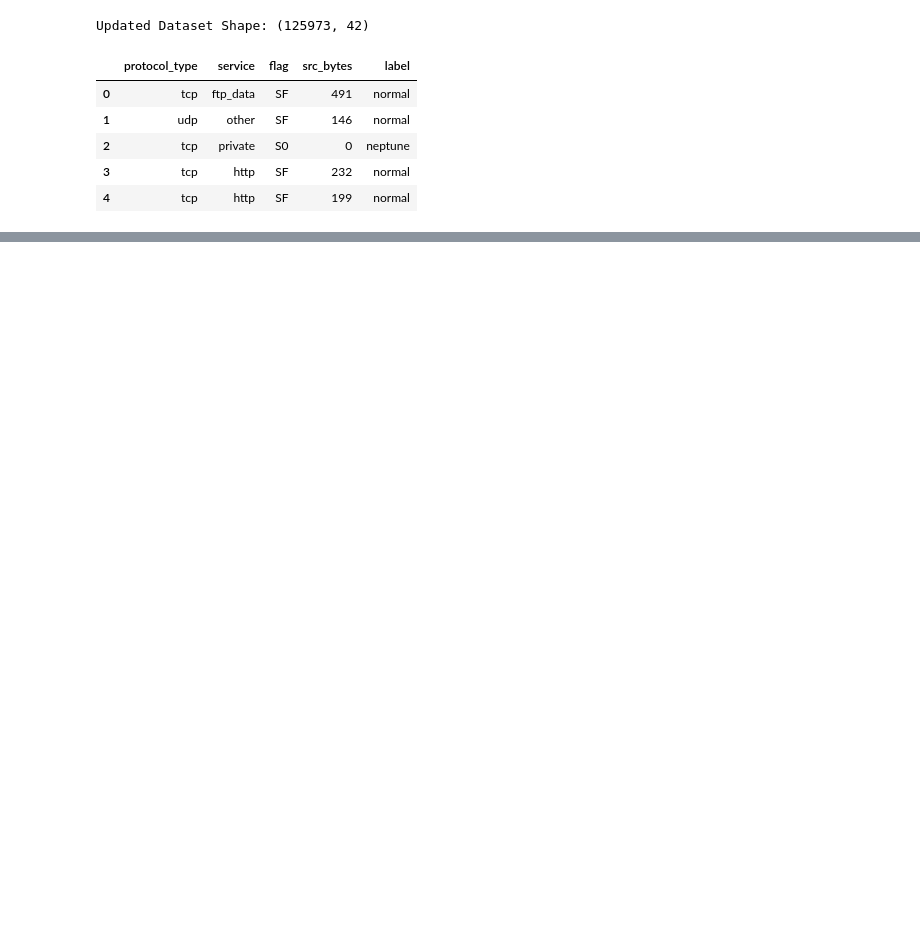
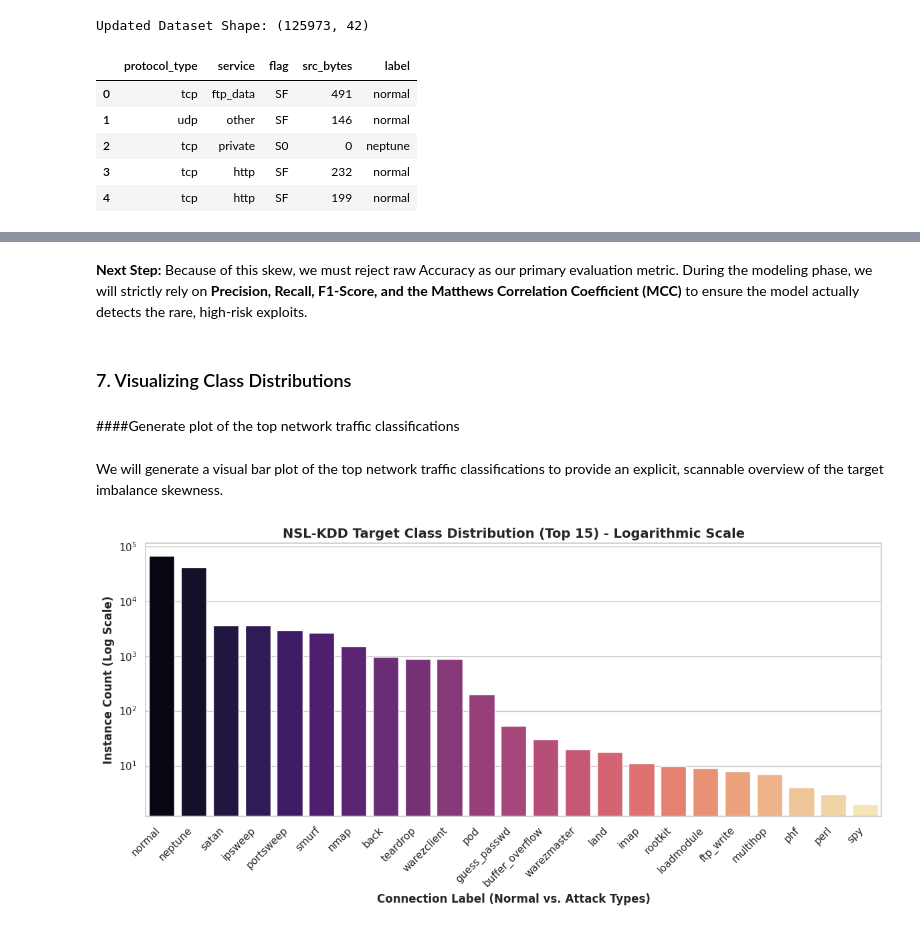
Before and after one commit to AnneClaude/IDS_Project, a Jupyter notebook: IDS_Analysis.ipynb, the cells around one changed output, grey strips where cells are left out. Drawn from its saved outputs; the diff is of its cells as text; code cells hidden in the pictures; blank space fills up the shorter version.

```diff
--- a/IDS_Analysis.ipynb
+++ b/IDS_Analysis.ipynb
@@ -69,8 +98,11 @@ drwxr-xr-x 2 root root     4096 Jun 15 08:55 csv
 # %%
 import pandas as pd
 
+# Define the absolute path to the data inside the cloned repository
+train_path = '/content/IDS_test/data/NSL_KDD/KDDTrain+.txt'
+
 # Load the training file. It's comma-separated (.txt) and has no header row.
-df = pd.read_csv('KDDTrain+.txt', header=None)
+df = pd.read_csv(train_path, header=None)
 
 # Check the data size (Requirement 1.3)
 print(f"Dataset Shape: {df.shape}\n")
@@ -255,0 +213,14 @@ dtype: float64
+# %%
+constant_cols = [c for c in df.columns
+                 if c != 'label' and df[c].nunique() == 1]
+
+print("Single-Value (Zero-Variance) Feature Audit")
+if constant_cols:
+    for c in constant_cols:
+        print(f"  DROP '{c}'  (constant value = {df[c].unique()[0]})")
+    df = df.drop(columns=constant_cols)
+    print(f"\nDropped {len(constant_cols)} zero-variance feature(s).")
+else:
+    print("  No zero-variance features detected.")
+
+print(f"Dataset shape after single-value audit: {df.shape}")
@@ -255,0 +321,46 @@ dtype: float64
+# %% [markdown]
+**Next Step:** Because of this skew, we must reject raw Accuracy as our primary evaluation metric. During the modeling phase, we will strictly rely on **Precision, Recall, F1-Score, and the Matthews Correlation Coefficient (MCC)** to ensure the model actually detects the rare, high-risk exploits.
+# %% [markdown]
+### 7. Visualizing Class Distributions
+# %% [markdown]
+####Generate plot of the top network traffic classifications
+# %% [markdown]
+We will generate a visual bar plot of the top network traffic classifications to provide an explicit, scannable overview of the target imbalance skewness.
+# %%
+import matplotlib.pyplot as plt
+import seaborn as sns
+
+# Set a clean, professional visual style for the final PDF report
+sns.set_theme(style="whitegrid")
+
+# Initialize the figure size
+plt.figure(figsize=(12, 6))
+
+# Plot the top 15 classes using seaborn
+# We use the index of the imbalance_report for the x-axis (the label names)
+ax = sns.barplot(
+    x=imbalance_report.index,
+    y=imbalance_report['Counts'],
+    palette="magma",
+    hue=imbalance_report.index,
+    legend=False
+)
+
+# CRITICAL: Set the y-axis to a logarithmic scale
+ax.set_yscale("log")
+
+# Add professional formatting and labels
+plt.title('NSL-KDD Target Class Distribution (Top 15) - Logarithmic Scale', fontsize=14, fontweight='bold')
+plt.xlabel('Connection Label (Normal vs. Attack Types)', fontsize=12, fontweight='bold')
+plt.ylabel('Instance Count (Log Scale)', fontsize=12, fontweight='bold')
+
+# Rotate x-axis labels so they don't overlap
+plt.xticks(rotation=45, ha='right')
+
+# Adjust layout to prevent cutoff when saving to PDF later
+plt.tight_layout()
+
+# Display the plot
+plt.show()
+# %% [output]
+[figure, added]
```
Also changed, not shown: parts of 90 cells of this notebook.
